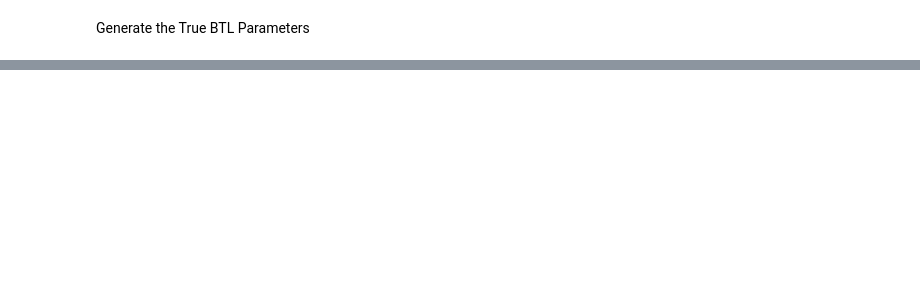
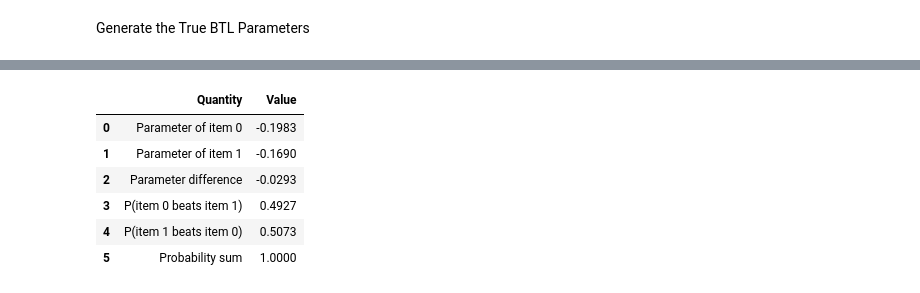
Before and after one commit to rbhdsks/Learning-from-Comparison-Data-Master-Thesis-Project-, a Jupyter notebook: notebooks/experiments/Context_Dependent_Model/03-BTL-CDM.ipynb, the cells around one changed output, grey strips where cells are left out. Saved outputs shown, nothing was run; the diff lists cells and outputs as text; code cells hidden in the pictures; blank space fills up the shorter version.

```diff
--- a/notebooks/experiments/Context_Dependent_Model/03-BTL-CDM.ipynb
+++ b/notebooks/experiments/Context_Dependent_Model/03-BTL-CDM.ipynb
@@ -195,0 +210,61 @@ NameError: name 'random_generator' is not defined
+# %%
+# Calculate the BTL choice probabilities for items zero and one.
+
+FIRST_ITEM = 0
+SECOND_ITEM = 1
+
+parameter_difference = (
+    true_btl_parameters[FIRST_ITEM]
+    - true_btl_parameters[SECOND_ITEM]
+)
+
+probability_first_beats_second = (
+    1.0
+    / (
+        1.0
+        + np.exp(-parameter_difference)
+    )
+)
+
+probability_second_beats_first = (
+    1.0
+    - probability_first_beats_second
+)
+
+pairwise_probability_summary = pd.DataFrame(
+    {
+        "Quantity": [
+            "Parameter of item 0",
+            "Parameter of item 1",
+            "Parameter difference",
+            "P(item 0 beats item 1)",
+            "P(item 1 beats item 0)",
+            "Probability sum",
+        ],
+        "Value": [
+            true_btl_parameters[FIRST_ITEM],
+            true_btl_parameters[SECOND_ITEM],
+            parameter_difference,
+            probability_first_beats_second,
+            probability_second_beats_first,
+            (
+                probability_first_beats_second
+                + probability_second_beats_first
+            ),
+        ],
+    }
+)
+
+pairwise_probability_summary.style.format(
+    {
+        "Value": "{:.4f}",
+    }
+)
+# %% [output]
+|  | Quantity | Value |
+| 0 | Parameter of item 0 | -0.1983 |
+| 1 | Parameter of item 1 | -0.1690 |
+| 2 | Parameter difference | -0.0293 |
+| 3 | P(item 0 beats item 1) | 0.4927 |
+| 4 | P(item 1 beats item 0) | 0.5073 |
+| 5 | Probability sum | 1.0000 |
```
Also changed, not shown: parts of 15 cells of this notebook.
